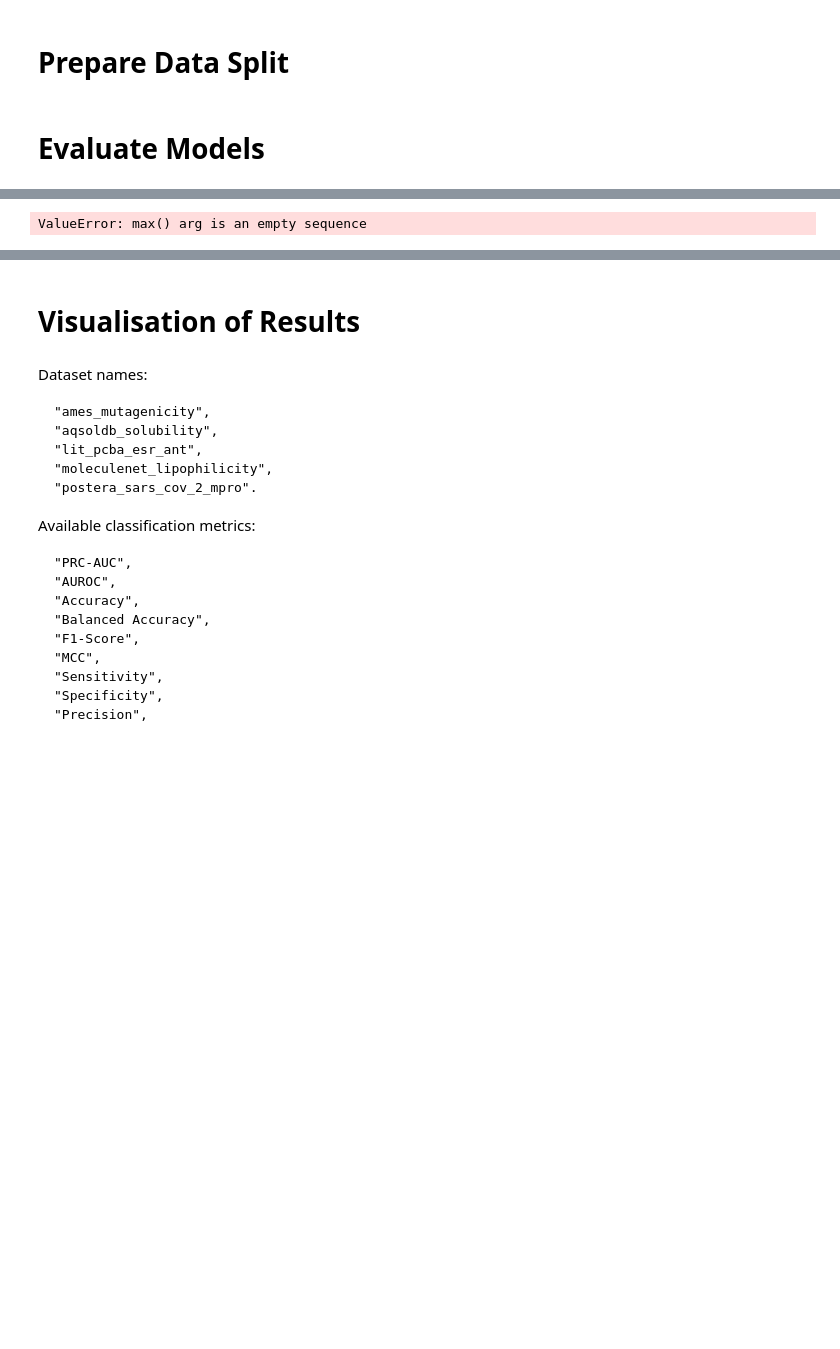
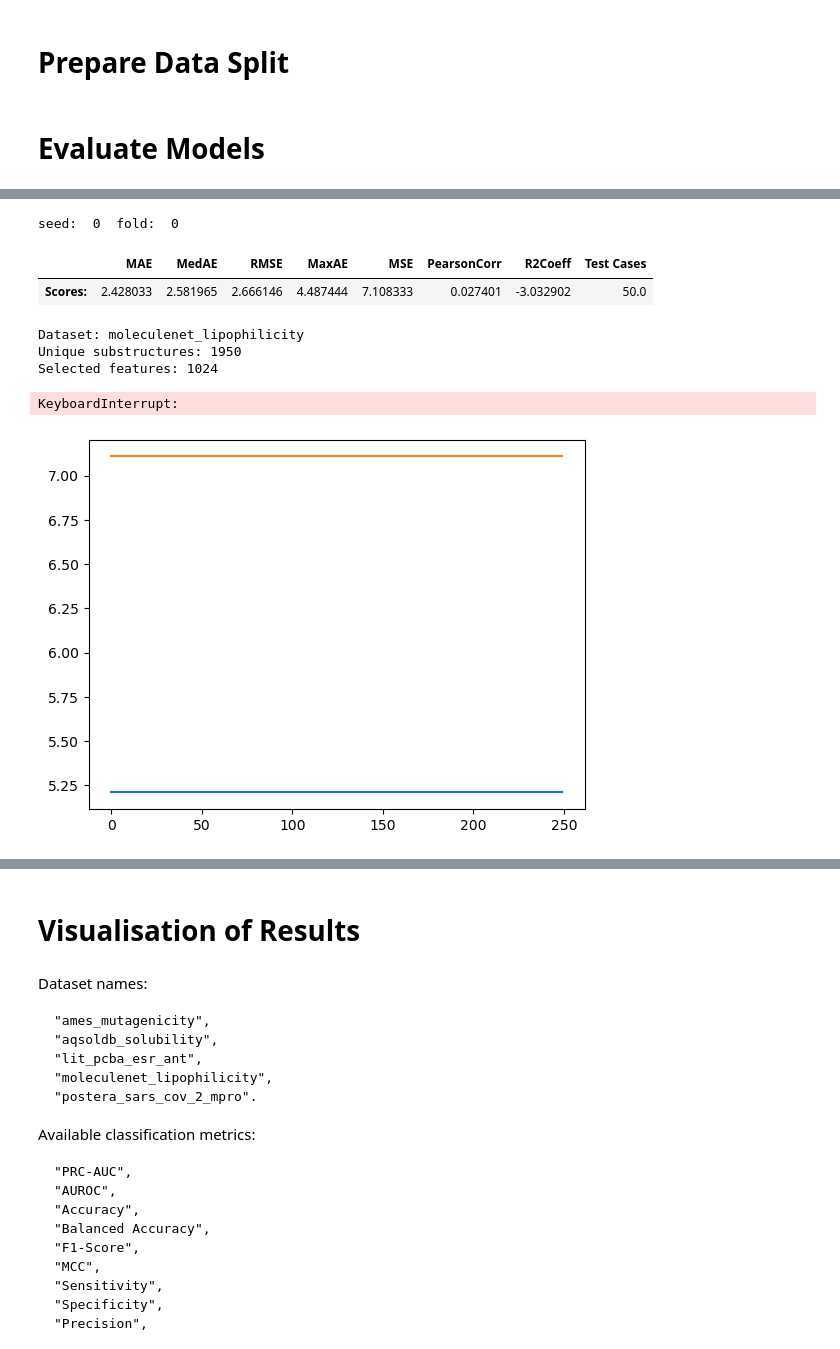
Before and after one commit to arunraja-hub/E3FP-Sort-and-Slice, a Jupyter notebook: substructure_pooling_experiments.ipynb, the cells around one changed output, grey strips where cells are left out. Saved outputs shown, nothing was run; the diff lists cells and outputs as text; code cells hidden in the pictures; blank space fills up the shorter version.

```diff
--- a/substructure_pooling_experiments.ipynb
+++ b/substructure_pooling_experiments.ipynb
@@ -132,7 +166,8 @@ x_smiles_to_y_dict = dict(list(zip(x_smiles, y)))
 # %%
 # choose settings for dictionary that contains indices for data splits
 
-settings_dict["split_type"] = "rand" # choose "rand" for random split and "scaff" for scaffold split
+settings_dict["split_type"] = "scaff"
+# rand" # choose "rand" for random split and "scaff" for scaffold split
 settings_dict["split_type_rand_stratified"] = False # given a random split and a classification problem, choose whether to stratify the split
 settings_dict["k_splits"] = 2 # choose number of cross validation folds k_splits
 settings_dict["m_reps"] = 3 # choose number of random seeds m_reps with which the cross validation scheme is repeated
@@ -308,0 +478,10 @@ FileNotFoundError: [Errno 2] No such file or directory: 'results/ames_mutagenici
+# %%
+def discretise(y_cont, n_bins = 2, strategy = "uniform"):
+    """
+    Discretise continuous array.
+    """
+
+    discretiser = KBinsDiscretizer(n_bins = n_bins, encode = "ordinal", strategy = strategy)
+    y_disc = list(discretiser.fit_transform(np.array(y_cont).reshape(-1,1)).reshape(-1).astype(int))
+
+    return y_disc
@@ -309,7 +576,7 @@ FileNotFoundError: [Errno 2] No such file or directory: 'results/ames_mutagenici
 # %%
-settings_dict["ml_model"] = "rf" # "rf" or "mlp"
+settings_dict["ml_model"] = "mlp" # "rf" or "mlp"
 # %%
-# E3fp
+# E3fp sns
 
 # dictionary to save results over the k_splits-fold cross validation with m_reps random seeds
 scores_dict = {}
@@ -318,38 +585,62 @@ scores_dict = {}
 for ((m, k), (ind_train, ind_test)) in data_split_dict.items():
 
     # create ecfp featuriser
-    featuriser = create_e3fp_featuriser(ecfp_settings = settings_dict["ecfp_settings"],
-                                        x_smiles_train = x_smiles[ind_train],
-                                        y_train = y[ind_train],
-                                        discretise_y = True if settings_dict["task_type"] == "regression" else False,
-                                        base = 2,
-                                        random_state = 42)
+    featuriser = create_mim_e3fp_featuriser(dataset_name= settings_dict["dataset_name"],
+                                                       smiles_train = x_smiles[ind_train],
+                                                         x_smiles_to_y_dict = x_smiles_to_y_dict,
+                                          vec_dimension = 1024,
+                                          print_train_set_info = True)
 
-    # create ecfp-based feature matrices
-    X_train = featuriser(x_smiles[ind_train])
-    X_test = featuriser(x_smiles[ind_test])
+
+    return_train = list(map( featuriser , x_smiles[ind_train]))
+    return_test = list(map( featuriser , x_smiles[ind_test]))
+
+    X_train = []
+    y_train = []
+    X_test = []
+    y_test = []
+
+
+    print(return_train)
+    for (x,y) in return_train:
+        if x is not None and y is not None:
+            X_train.append(x)
+            y_train.append(y)
+
+    for (x,y) in return_test:
+        if x is not None and y is not None:
+            X_test.append(x)
+            y_test.append(y)
+
+    X_train= np.array(X_train)
+    X_test= np.array(X_test)
+    y_train = np.array(y_train)
+    y_test = np.array(y_test)
+
 
     # create ml model + train ml model + make predictions on test set
     if settings_dict["ml_model"] == "rf":
 
         rf_model = create_rf_model(settings_dict["rf_settings"], settings_dict["task_type"])
-        rf_model.fit(X_train, y[ind_train])
+        X_train= np.array(X_train)
+        rf_model.fit(X_train, y_train)
         y_test_pred = make_rf_prediction(rf_model, X_test, settings_dict["task_type"])
+        print('y_test_pred', y_test_pred.shape)
 
     if settings_dict["ml_model"] == "mlp":
 
         mlp_model = create_mlp_model(settings_dict["mlp_settings"])
-        (loss_curve_train, loss_curve_test) = train_mlp_model(mlp_model, settings_dict["mlp_settings"], X_train, y[ind_train], X_test, y[ind_test])
+        (loss_curve_train, loss_curve_test) = train_mlp_model(mlp_model, settings_dict["mlp_settings"], X_train, y_train, X_test, y_test)
         plt.plot(loss_curve_train)
         plt.plot(loss_curve_test)
         y_test_pred = make_mlp_prediction(mlp_model, X_test)
 
     # record scores
-    print(m, k)
+    print('seed: ', m, ' fold: ', k)
     if settings_dict["task_type"] == "regression":
-        scores_dict[(m, k)] = regression_scores(y[ind_test], y_test_pred, display_results = True)
+        scores_dict[(m, k)] = regression_scores(y_test, y_test_pred, display_results = True)
     elif settings_dict["task_type"] == "classification":
-        scores_dict[(m, k)] = binary_classification_scores(y[ind_test], y_test_pred, display_results = True)
+        scores_dict[(m, k)] = binary_classification_scores(y_test, y_test_pred, display_results = True)
 
 # summarise, display and save scores for this experiment
 summarise_display_and_save_results_and_settings(scores_dict, settings_dict, display_results = True)
@@ -363,4 +652,11 @@ UnboundLocalError: local variable 'j' referenced before assignment
-ValueError: max() arg is an empty sequence
+seed:  0  fold:  0
+|  | MAE | MedAE | RMSE | MaxAE | MSE | PearsonCorr | R2Coeff | Test Cases |
+| Scores: | 2.428033 | 2.581965 | 2.666146 | 4.487444 | 7.108333 | 0.027401 | -3.032902 | 50.0 |
+Dataset: moleculenet_lipophilicity
+Unique substructures: 1950
+Selected features: 1024
+KeyboardInterrupt:
+[figure, added]
 # %%
 %%time
 # run full battery of experiments for one data set and data splitting type with both rfs and mlps
```
Also changed, not shown: parts of 18 cells of this notebook, 2 other files.
